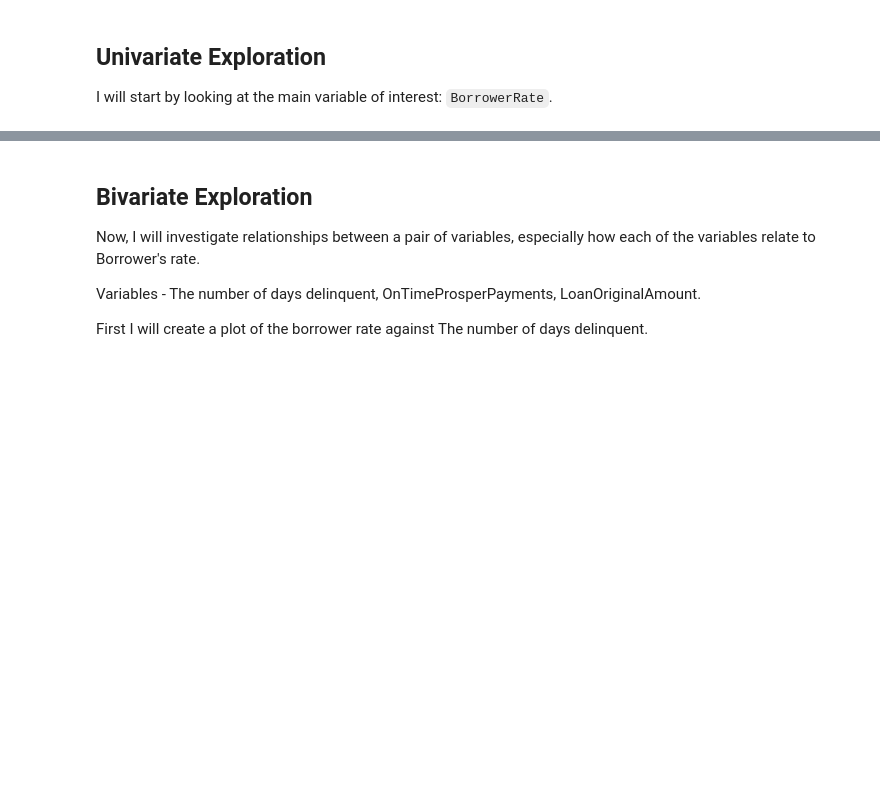
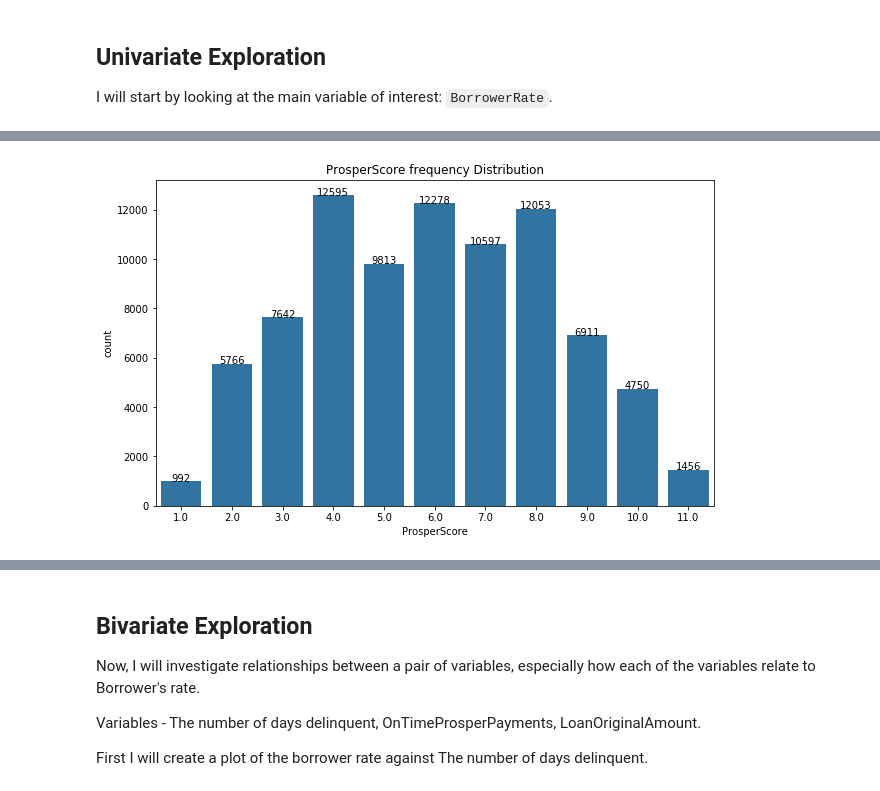
Before and after one commit to bluk16/Udacity-Data-Visualization, a Jupyter notebook: loan_data_exploration.ipynb, the cells around one changed output, grey strips where cells are left out. Saved outputs shown, nothing was run; the diff lists cells and outputs as text; code cells hidden in the pictures; blank space fills up the shorter version.

```diff
--- a/loan_data_exploration.ipynb
+++ b/loan_data_exploration.ipynb
@@ -118,0 +109,14 @@ The 2 frequency distribution plots indicated that very rarely do unemployed or r
+# %%
+plt.figure(figsize=[10, 6]);
+sb.countplot(data = df, x = 'ProsperScore', color = colorChoice);
+plt.title('ProsperScore frequency Distribution');
+
+locs, labels = plt.xticks()
+cat_counts = df['ProsperScore'].value_counts()
+
+for loc, label in zip(locs, labels):
+    count = cat_counts[float(label.get_text())]
+    pct_string = '{}'.format(count)
+    plt.text(loc, count, pct_string, ha = 'center', color = 'black')
+# %% [output]
+[figure, added]
```
Also changed, not shown: parts of 25 cells of this notebook, 2 other files.
